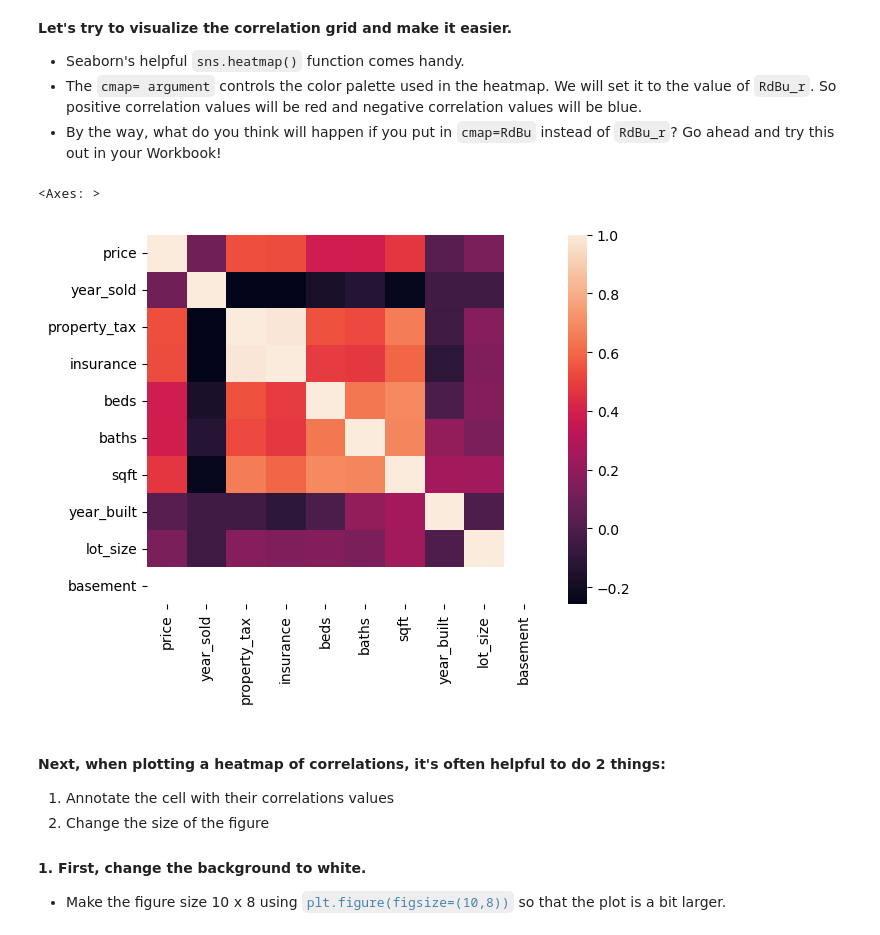
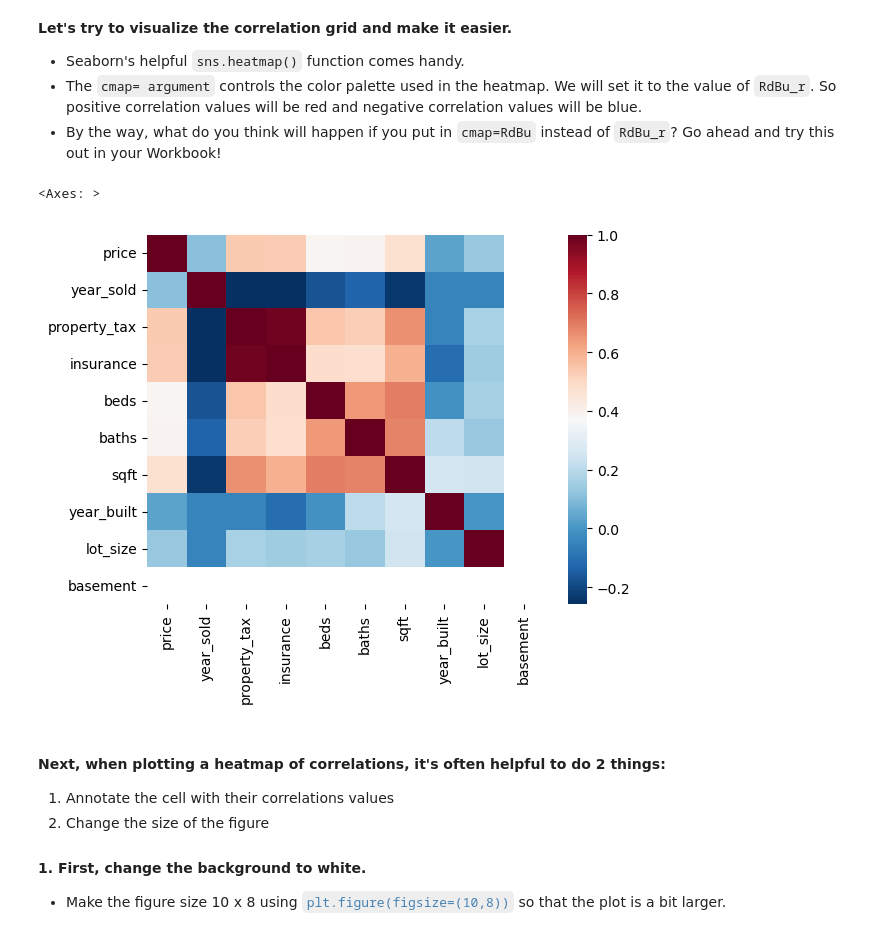
Before and after one commit to edward536/BUS0007-Labs, a Jupyter notebook: Lab4/EDA.ipynb, the cells around one changed output. Cells and saved outputs as stored; diff of their text form; code cells hidden in the pictures.

```diff
--- a/Lab4/EDA.ipynb
+++ b/Lab4/EDA.ipynb
@@ -251,10 +251,10 @@ But first, it's important to notice that the correlations for `'basement'` all s
 # %%
 # Calculate correlations between numeric features
 # Plot heatmap of correlations
-sns.heatmap(df.corr(numeric_only=True))
+sns.heatmap(df.corr(numeric_only=True), cmap='RdBu_r')
 # %% [output]
 <Axes: >
-[figure, old version]
+[figure, new version]
 # %% [markdown]
 #### Next, when plotting a heatmap of correlations, it's often helpful to do 2 things:
 1. Annotate the cell with their correlations values
```
Also changed, not shown: parts of 1 cell of this notebook, 1 other file.
